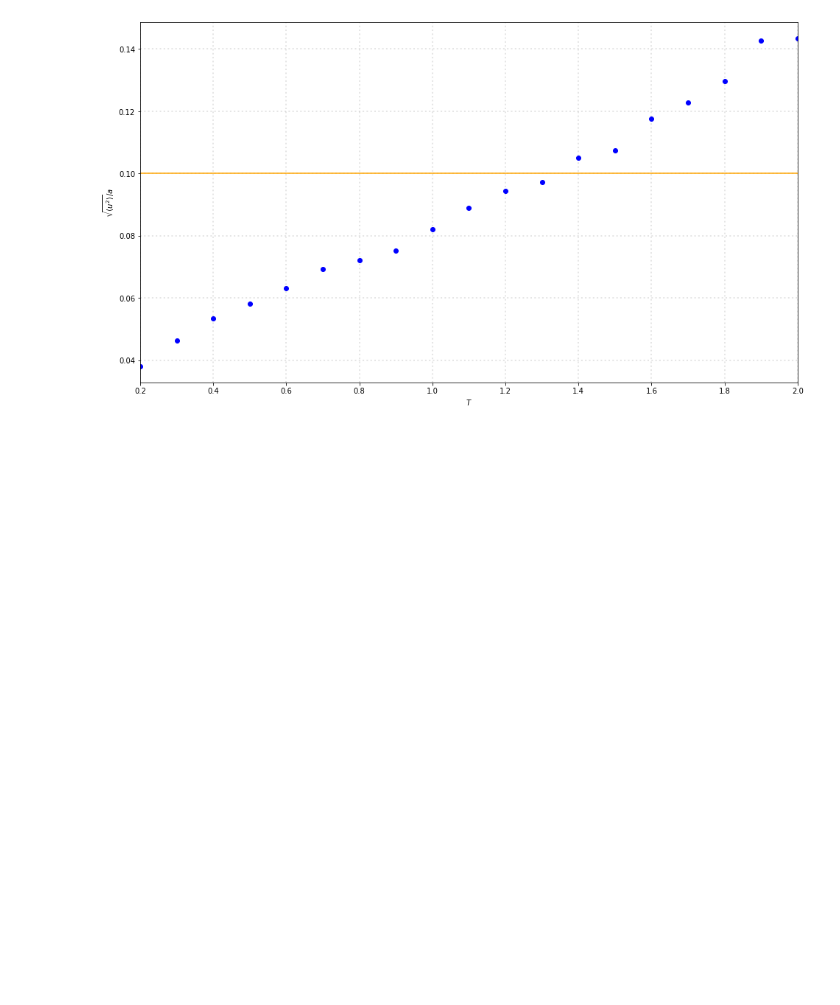
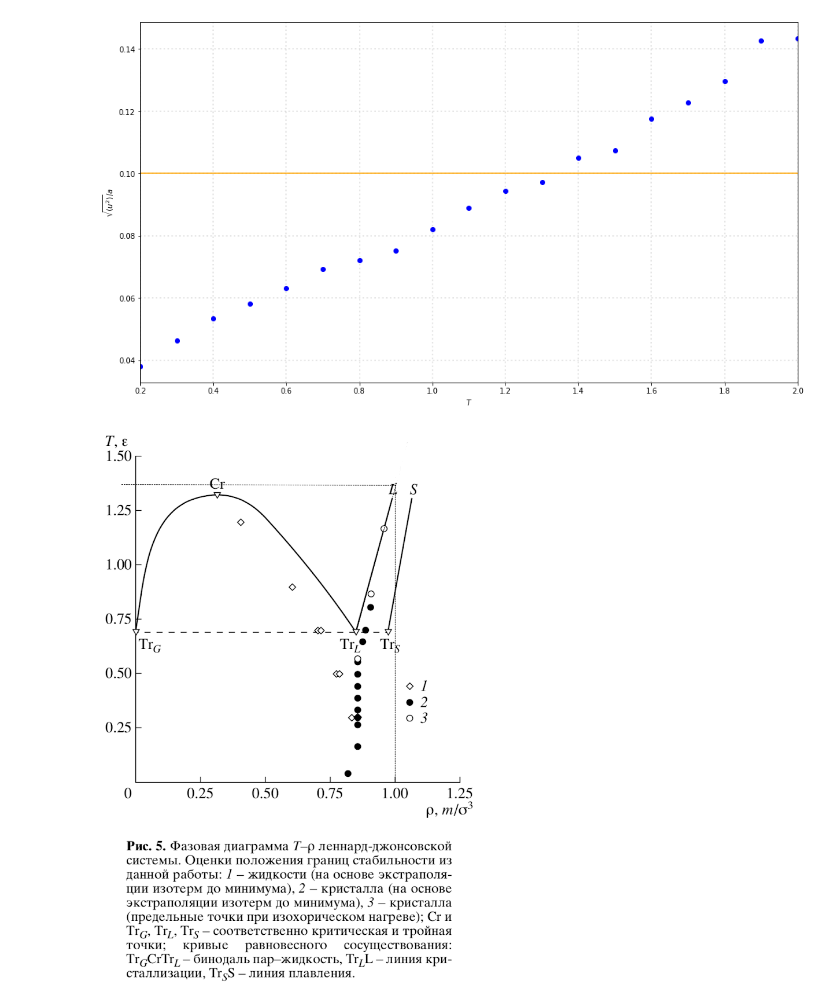
Before and after one commit to Xissand/nbody, a Jupyter notebook: research/solid/analysis.ipynb, the cells around one changed output. Cells and saved outputs as stored; diff of their text form; code cells hidden in the pictures; blank space fills up the shorter version.

```diff
--- a/research/solid/analysis.ipynb
+++ b/research/solid/analysis.ipynb
@@ -235,3 +238,7 @@ plt.xlim(0.2,2)
 plt.show()
 # %% [output]
 [figure]
+# %%
+Image("melting/phase.png")
+# %% [output]
+[figure, added]
```
Also changed, not shown: parts of 2 cells of this notebook, 3 other files.
